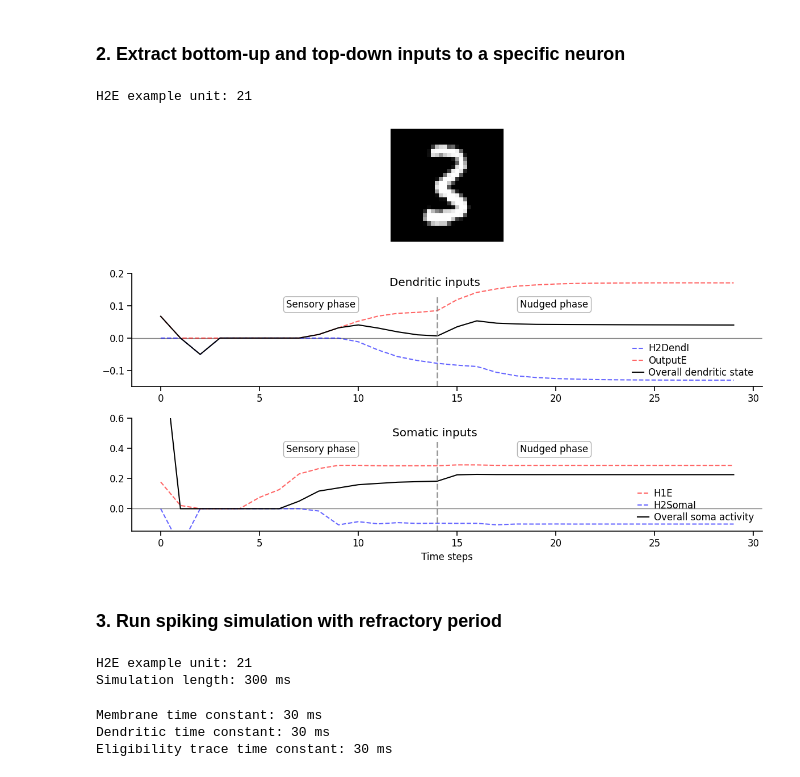
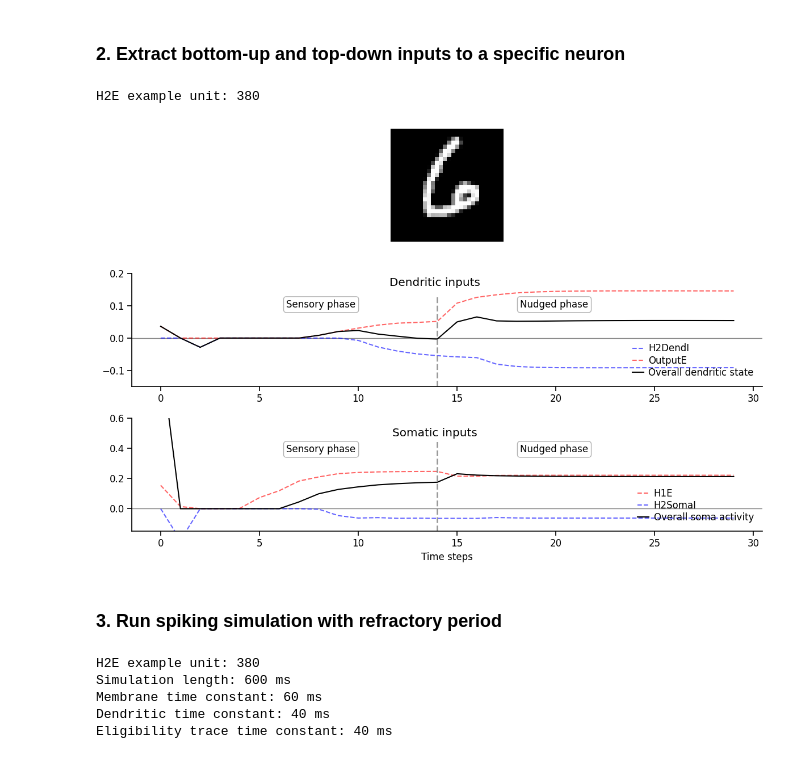
Before and after one commit to Milstein-Lab/EIANN, a Jupyter notebook: docs/Galloni_etal_2025/spiking_example.ipynb, the cells around one changed output. Drawn from its saved outputs; the diff is of its cells as text; code cells hidden in the pictures.

```diff
--- a/docs/Galloni_etal_2025/spiking_example.ipynb
+++ b/docs/Galloni_etal_2025/spiking_example.ipynb
@@ -42,12 +43,13 @@ Network successfully loaded from '/Users/ag1880/github-repos/Milstein-Lab/EIANN/
 train_dataloader, val_dataloader, test_dataloader, data_generator = ut.get_MNIST_dataloaders()
 idx, data, target = next(iter(val_dataloader))
 # %%
-sample_idx = 0
+sample_idx = 2
 data_sample = data[sample_idx]
 target_sample = target[sample_idx]
+
 output = network.forward(data_sample, store_history=True, store_dynamics=True, no_grad=False)
+
 network.update_forward_state(store_dynamics=True, store_history=True)
-
 for backward in network.backward_methods:
     backward(network, output, torch.squeeze(target_sample), store_history=True, store_dynamics=True)
 
@@ -101,35 +103,35 @@ for projection in population:
         ax2.plot(synaptic_input, color=color, label=projection.pre.fullname, alpha=0.6, linestyle='--')
         total_soma_input.append(synaptic_input)
 
 dendritic_state = np.stack(total_dend_input).sum(axis=0) # Sum total synaptic input to dend during backward phase
 ax1.plot(dendritic_state, color='k', label='Overall dendritic state')
 
 soma_forward_activity = population.activity_dynamics[:,unit_idx]
 soma_backward_activity = torch.stack(population.backward_steps_activity)[:,unit_idx]
 total_soma_activity = torch.cat((soma_forward_activity, soma_backward_activity), dim=0)
 ax2.plot(total_soma_activity, color='k', label='Overall soma activity')
 
 ax1.set_ylim(-0.15, 0.2)
 ax2.set_ylim(-0.15, 0.6)
 
 ax1.axvline(14,0,0.8,color='gray',linestyle='--', linewidth=2, alpha=0.8)
 ax2.axvline(14,0,0.8,color='gray',linestyle='--', linewidth=2, alpha=0.8)
 ax1.legend(loc='lower right', labelspacing=0.2)
 ax2.legend(loc='lower right', labelspacing=0.2)
 
 ax1.set_title('Dendritic inputs', x=0.48, y=0.85)
 ax2.set_title('Somatic inputs', x=0.48, y=0.8)
 ax1.text(0.3, 0.7, 'Sensory phase', transform=ax1.transAxes, ha='center', fontsize=12, bbox=dict(facecolor='white', alpha=0.3, boxstyle='round,pad=0.3'))
 ax1.text(0.67, 0.7, 'Nudged phase', transform=ax1.transAxes, ha='center', fontsize=12, bbox=dict(facecolor='white', alpha=0.3, boxstyle='round,pad=0.3'))
 ax2.text(0.3, 0.7, 'Sensory phase', transform=ax2.transAxes, ha='center', fontsize=12, bbox=dict(facecolor='white', alpha=0.3, boxstyle='round,pad=0.3'))
 ax2.text(0.67, 0.7, 'Nudged phase', transform=ax2.transAxes, ha='center', fontsize=12, bbox=dict(facecolor='white', alpha=0.3, boxstyle='round,pad=0.3'))
 
 ax2.set_xlabel('Time steps')
 plt.tight_layout()
 plt.show()
 # %% [output]
-H2E example unit: 21
+H2E example unit: 380
-[figure, old version]
+[figure, new version]
 # %% [markdown]
 ### 3. Run spiking simulation with refractory period
 # %%
@@ -211,8 +213,8 @@ np.random.seed(42)
 print(f"{population.fullname} example unit: {unit_idx}")
 
 # Simulation parameters
-time_coefficient = 10  # ms per time step
-refractory_period = 2  # ms
+time_coefficient = 20  # ms per time step
+refractory_period = 1.  # ms
 
 time_steps = network.forward_steps * time_coefficient * 2
 print(f"Simulation length: {time_steps} ms")
@@ -220,18 +222,19 @@ print(f"Simulation length: {time_steps} ms")
 ##################################################
 # Convert RNN activations to Poisson rates (in Hz)
 ##################################################
-weight_scale = 50
+weight_scale = 2.5
 pre_spike_times = {}
 pre_spikes = {}
 soma_currents = {}
 dend_currents = {}
+eligibility_traces = {}
 
 poisson_rates = {}
-max_rate = 200.0  # Hz, scale factor for maximum firing rate
+max_rate = 300.0  # Hz, scale factor for maximum firing rate
 for projection in population:
     # Expand activity dynamics to match simulation time resolution, convert units to firing rates
     activity_dynamics_expanded = torch.tensor(scipy.ndimage.zoom(complete_activity_dynamics[projection.pre.fullname], (time_coefficient , 1), order=1))
-    poisson_rates[projection.pre.fullname] = torch.clip(max_rate * activity_dynamics_expanded, 0, 1000/refractory_period) # Clip max rate to based on refractory period
+    poisson_rates[projection.pre.fullname] = torch.clip(max_rate * activity_dynamics_expanded, 0, 1000/(refractory_period)) # Clip max rate to based on refractory period
     if projection.direction == 'R':
         poisson_rates[projection.pre.fullname] = torch.roll(poisson_rates[projection.pre.fullname], 1*time_coefficient, dims=0)
         poisson_rates[projection.pre.fullname][0:time_coefficient] *= 0
@@ -262,9 +265,8 @@ for projection in population:
 #########################
 # Neuron parameters
 tau_neuron = network.tau * time_coefficient
-tau_dend = 3 * time_coefficient
-tau_ET = 3 * time_coefficient
-
+tau_dend = 2 * time_coefficient
+tau_ET = 2 * time_coefficient
 print(f"Membrane time constant: {tau_neuron} ms")
 print(f"Dendritic time constant: {tau_dend} ms")
 print(f"Eligibility trace time constant: {tau_ET} ms")
@@ -275,7 +277,7 @@ v_dend = 0
 dend_IS = 0
 ET_values = {pre_pop: np.zeros(spikes.shape[1]) for pre_pop,spikes in pre_spikes.items()}
 
-soma_voltage_trace = []
+soma_voltage_trace = [ ]
 dend_voltage_trace = []
 total_soma_current_trace = []
 total_dend_current_trace = []
@@ -286,17 +288,17 @@ for t in range(time_steps):
     total_dend_current = 0
     for pre_pop in dend_currents:
         input_currents = dend_currents[pre_pop][t].numpy()
-        delta_ET = -ET_values[pre_pop] + input_currents
-        ET_values[pre_pop] += delta_ET / tau_ET
         total_dend_current += input_currents.sum().item()
+        delta_ET = -ET_values[pre_pop] + pre_spikes[pre_pop][t]*weight_scale
+        ET_values[pre_pop] += delta_ET/tau_ET
         eligibility_traces[pre_pop].append(ET_values[pre_pop].copy())
 
     total_soma_current = 0
     for pre_pop in soma_currents:
         input_currents = soma_currents[pre_pop][t].numpy()
-        delta_ET = -ET_values[pre_pop] + input_currents
-        ET_values[pre_pop] += delta_ET / tau_ET
         total_soma_current += input_currents.sum().item()
+        delta_ET = -ET_values[pre_pop]  + pre_spikes[pre_pop][t]*weight_scale
+        ET_values[pre_pop] += delta_ET/tau_ET
         eligibility_traces[pre_pop].append(ET_values[pre_pop].copy())
 
     dvdt_dend = -v_dend + total_dend_current
@@ -313,11 +315,11 @@ for t in range(time_steps):
 
 eligibility_traces = {pre_pop: np.array(eligibility_traces[pre_pop]) for pre_pop in eligibility_traces}
 # %% [output]
-H2E example unit: 21
-Simulation length: 300 ms
+H2E example unit: 380
+Simulation length: 600 ms
+Membrane time constant: 60 ms
+Dendritic time constant: 40 ms
+Eligibility trace time constant: 40 ms
-Membrane time constant: 30 ms
-Dendritic time constant: 30 ms
-Eligibility trace time constant: 30 ms
 # %%
 # Plotting
 import matplotlib.gridspec as gs
```
Also changed, not shown: parts of 8 cells of this notebook.
